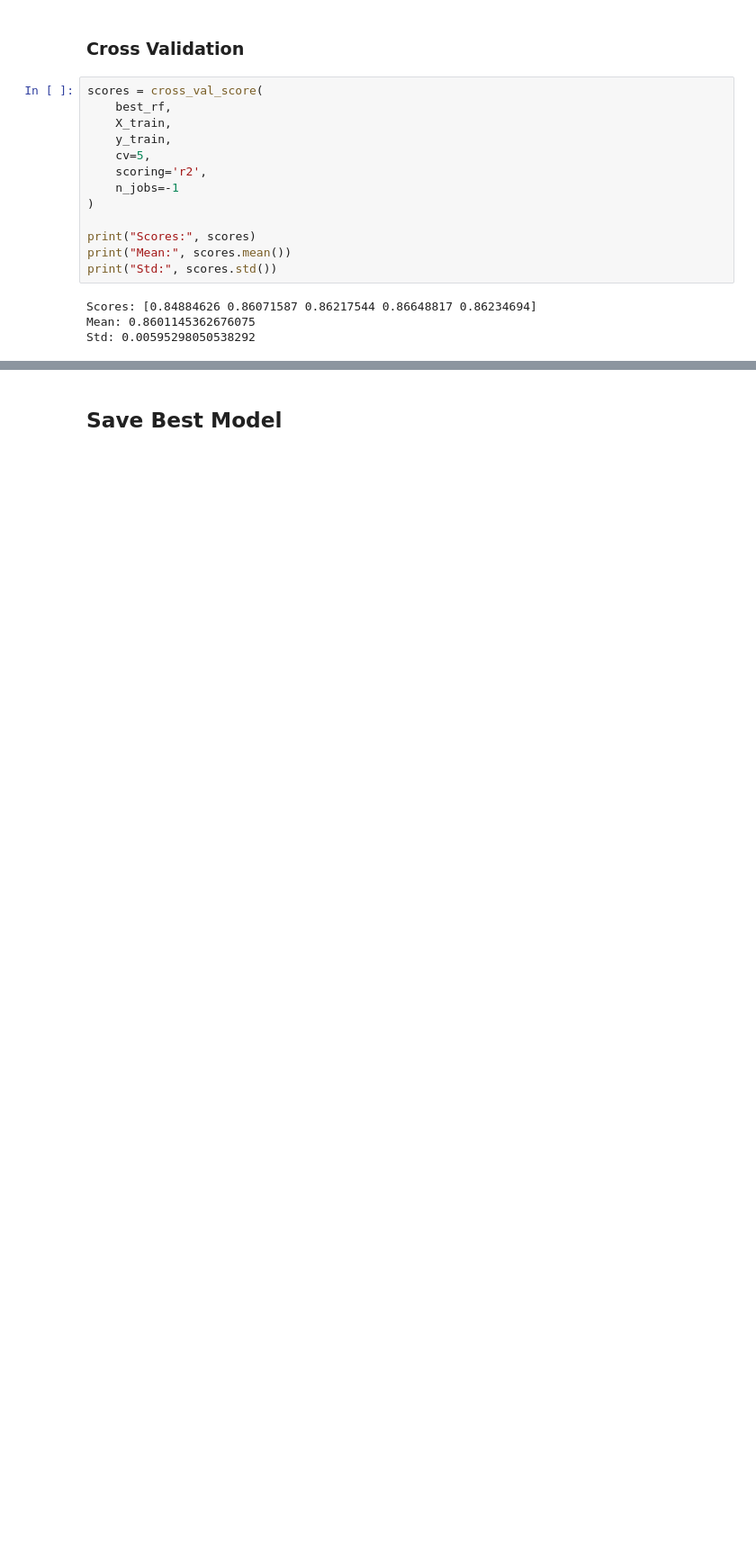
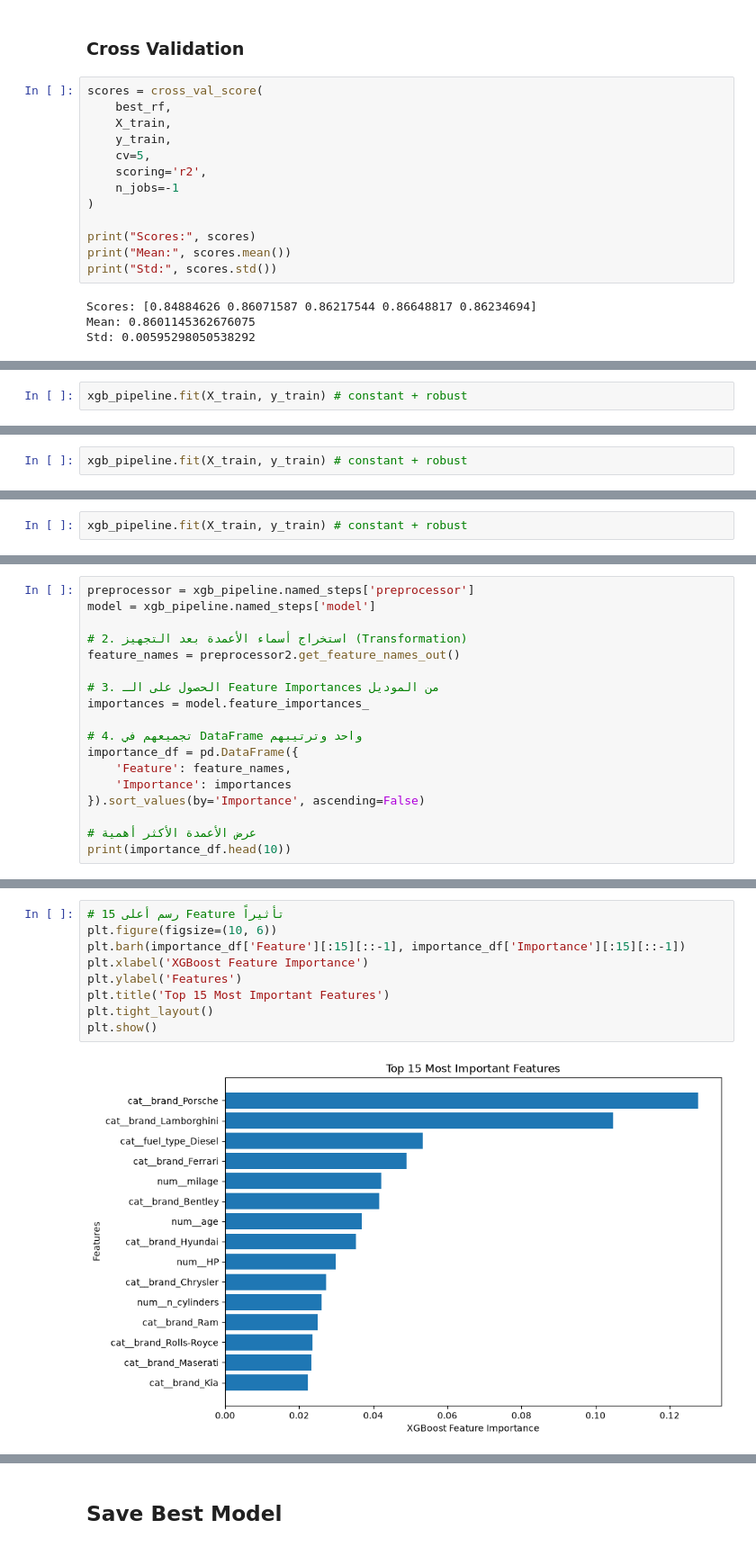
Before and after one commit to minaekramy12/Used-Cars-Price-Prediction-Project, a Jupyter notebook: notebooks/04_machine_learning.ipynb, the cells around one changed output, grey strips where cells are left out. Shown at 90% size. Drawn from its saved outputs; the diff is of its cells as text; blank space fills up the shorter version.

Commit message:
Add SVR & XGBoost models and models comparisons

```diff
--- a/notebooks/04_machine_learning.ipynb
+++ b/notebooks/04_machine_learning.ipynb
@@ -408,0 +547,2 @@ Std: 0.00595298050538292
+# %%
+xgb_pipeline.fit(X_train, y_train) # constant + robust
@@ -408,0 +577,2 @@ Std: 0.00595298050538292
+# %%
+xgb_pipeline.fit(X_train, y_train) # constant + robust
@@ -408,0 +611,2 @@ Std: 0.00595298050538292
+# %%
+xgb_pipeline.fit(X_train, y_train) # constant + robust
@@ -408,0 +641,18 @@ Std: 0.00595298050538292
+# %%
+preprocessor = xgb_pipeline.named_steps['preprocessor']
+model = xgb_pipeline.named_steps['model']
+
+# 2. استخراج أسماء الأعمدة بعد التجهيز (Transformation)
+feature_names = preprocessor2.get_feature_names_out()
+
+# 3. الحصول على الـ Feature Importances من الموديل
+importances = model.feature_importances_
+
+# 4. تجميعهم في DataFrame واحد وترتيبهم
+importance_df = pd.DataFrame({
+    'Feature': feature_names,
+    'Importance': importances
+}).sort_values(by='Importance', ascending=False)
+
+# عرض الأعمدة الأكثر أهمية
+print(importance_df.head(10))
@@ -408,0 +671,11 @@ Std: 0.00595298050538292
+# %%
+# رسم أعلى 15 Feature تأثيراً
+plt.figure(figsize=(10, 6))
+plt.barh(importance_df['Feature'][:15][::-1], importance_df['Importance'][:15][::-1])
+plt.xlabel('XGBoost Feature Importance')
+plt.ylabel('Features')
+plt.title('Top 15 Most Important Features')
+plt.tight_layout()
+plt.show()
+# %% [output]
+[figure, added]
```
Also changed, not shown: parts of 24 cells of this notebook.
